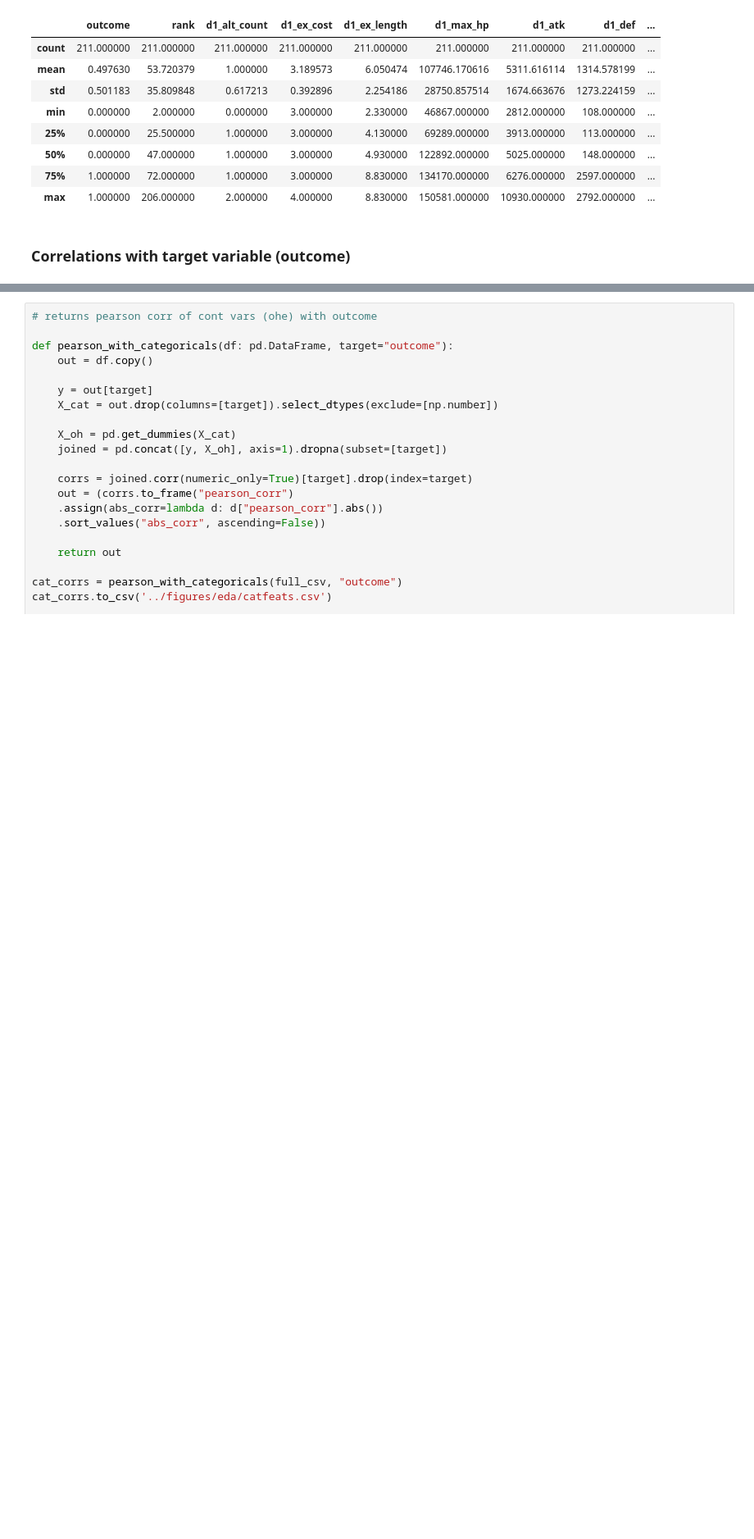
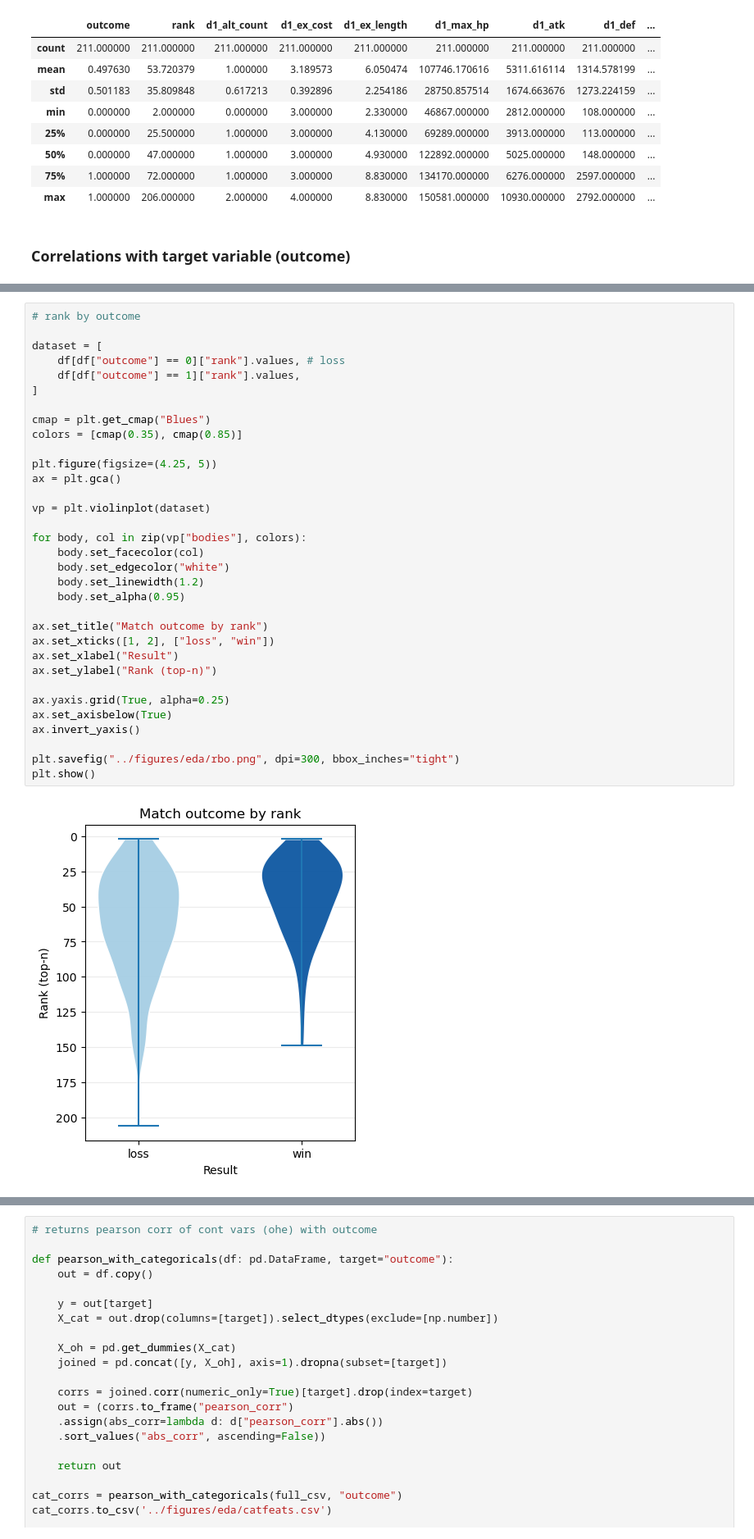
Before and after one commit to jeffreymu1/charalysis, a Jupyter notebook: src/eda.ipynb, the cells around one changed output, grey strips where cells are left out. Shown at 82% size. Cells and saved outputs as stored; diff of their text form; blank space fills up the shorter version.

```diff
--- a/src/eda.ipynb
+++ b/src/eda.ipynb
@@ -60,3 +77,38 @@ plt.show()
+# %%
+# rank by outcome
+
+dataset = [
+    df[df["outcome"] == 0]["rank"].values, # loss
+    df[df["outcome"] == 1]["rank"].values,
+]
+
+cmap = plt.get_cmap("Blues")
+colors = [cmap(0.35), cmap(0.85)]
+
+plt.figure(figsize=(4.25, 5))
+ax = plt.gca()
+
+vp = plt.violinplot(dataset)
+
+for body, col in zip(vp["bodies"], colors):
+    body.set_facecolor(col)
+    body.set_edgecolor("white")
+    body.set_linewidth(1.2)
+    body.set_alpha(0.95)
+
+ax.set_title("Match outcome by rank")
+ax.set_xticks([1, 2], ["loss", "win"])
+ax.set_xlabel("Result")
+ax.set_ylabel("Rank (top-n)")
+
+ax.yaxis.grid(True, alpha=0.25)
+ax.set_axisbelow(True)
+ax.invert_yaxis()
+
+plt.savefig("../figures/eda/rbo.png", dpi=300, bbox_inches="tight")
+plt.show()
+# %% [output]
+[figure, added]
 # %%
 # returns pearson corr of cont vars with outcome
 def pearson_corr_with_outcome(df: pd.DataFrame, target: str = 'outcome') -> pd.DataFrame:
```
Also changed, not shown: parts of 13 cells of this notebook, 15 other files.
